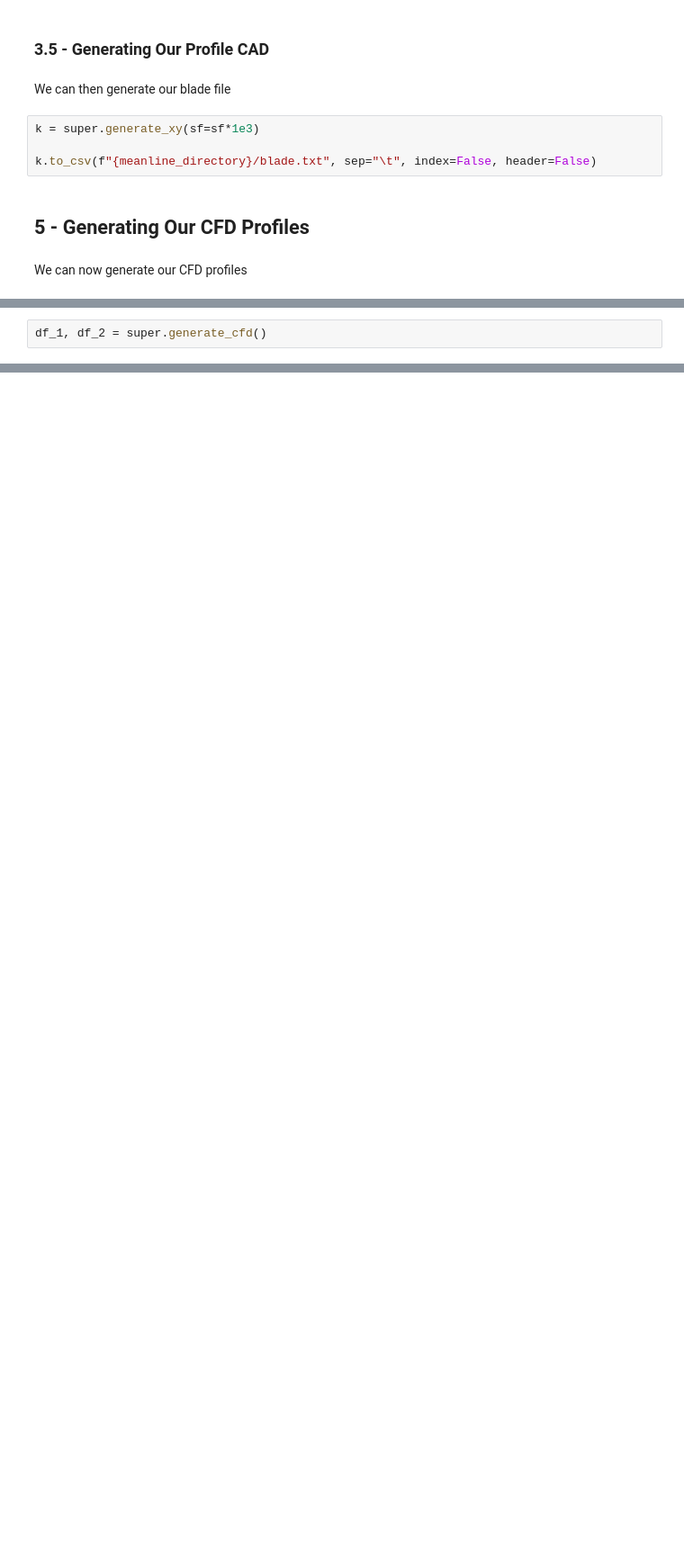
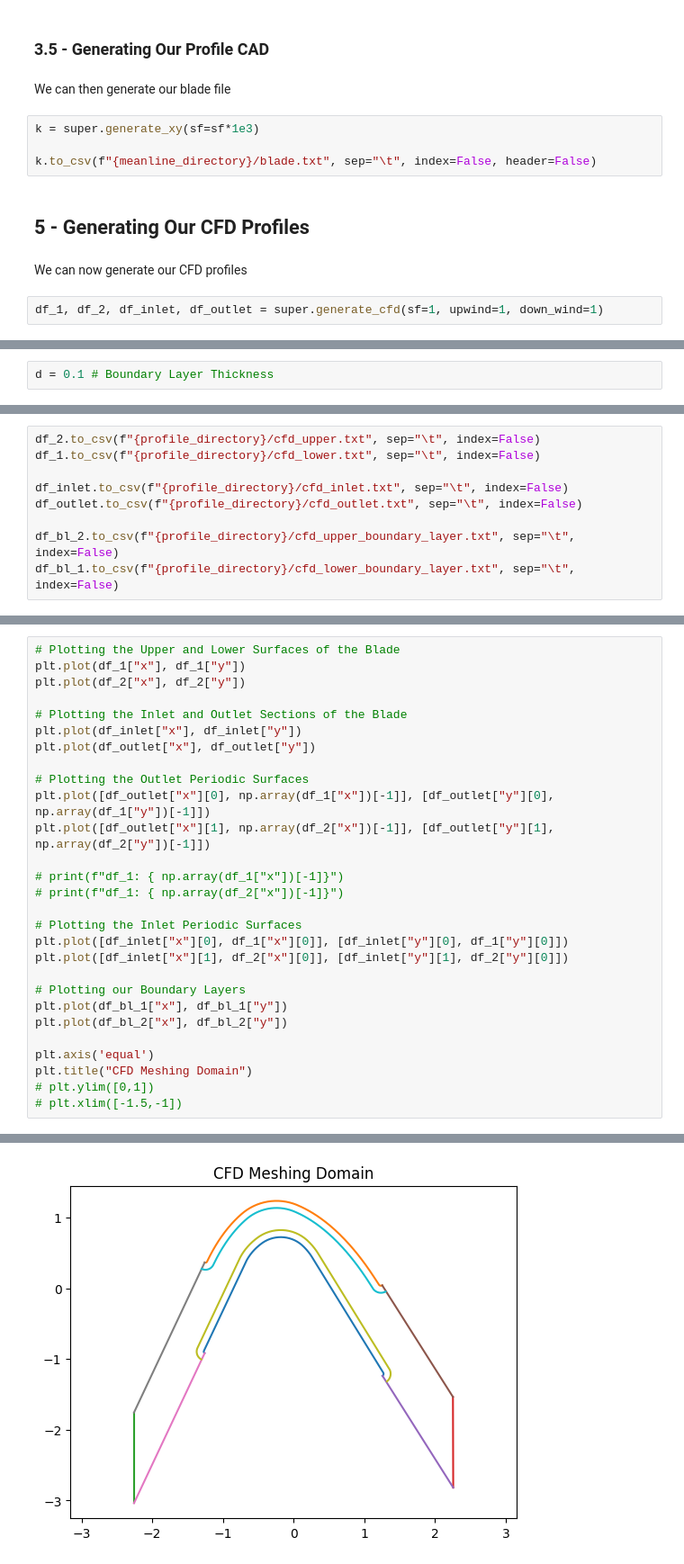
Before and after one commit to Open-Turbopumps/ManRayAndTheDirtyBubble, a Jupyter notebook: fluidics/turbine/turbine_profiling.ipynb, the cells around one changed output, grey strips where cells are left out. Shown at 90% size. Cells and saved outputs as stored; diff of their text form; blank space fills up the shorter version.

```diff
--- a/fluidics/turbine/turbine_profiling.ipynb
+++ b/fluidics/turbine/turbine_profiling.ipynb
@@ -163,3 +168,5 @@ k.to_csv(f"{meanline_directory}/blade.txt", sep="\t", index=False, header=False)
 ## 5 - Generating Our CFD Profiles
 # %% [markdown]
 We can now generate our CFD profiles
+# %%
+df_1, df_2, df_inlet, df_outlet = super.generate_cfd(sf=1, upwind=1, down_wind=1)
@@ -165,0 +178,2 @@ We can now generate our CFD profiles
+# %%
+d = 0.1 # Boundary Layer Thickness
@@ -166,2 +206,9 @@ We can now generate our CFD profiles
 # %%
-df_1, df_2 = super.generate_cfd()
+df_2.to_csv(f"{profile_directory}/cfd_upper.txt", sep="\t", index=False)
+df_1.to_csv(f"{profile_directory}/cfd_lower.txt", sep="\t", index=False)
+
+df_inlet.to_csv(f"{profile_directory}/cfd_inlet.txt", sep="\t", index=False)
+df_outlet.to_csv(f"{profile_directory}/cfd_outlet.txt", sep="\t", index=False)
+
+df_bl_2.to_csv(f"{profile_directory}/cfd_upper_boundary_layer.txt", sep="\t", index=False)
+df_bl_1.to_csv(f"{profile_directory}/cfd_lower_boundary_layer.txt", sep="\t", index=False)
@@ -167,0 +221,29 @@ df_1, df_2 = super.generate_cfd()
+# %%
+# Plotting the Upper and Lower Surfaces of the Blade
+plt.plot(df_1["x"], df_1["y"])
+plt.plot(df_2["x"], df_2["y"])
+
+# Plotting the Inlet and Outlet Sections of the Blade
+plt.plot(df_inlet["x"], df_inlet["y"])
+plt.plot(df_outlet["x"], df_outlet["y"])
+
+# Plotting the Outlet Periodic Surfaces
+plt.plot([df_outlet["x"][0], np.array(df_1["x"])[-1]], [df_outlet["y"][0], np.array(df_1["y"])[-1]])
+plt.plot([df_outlet["x"][1], np.array(df_2["x"])[-1]], [df_outlet["y"][1], np.array(df_2["y"])[-1]])
+
+# print(f"df_1: { np.array(df_1["x"])[-1]}")
+# print(f"df_1: { np.array(df_2["x"])[-1]}")
+
+# Plotting the Inlet Periodic Surfaces
+plt.plot([df_inlet["x"][0], df_1["x"][0]], [df_inlet["y"][0], df_1["y"][0]])
+plt.plot([df_inlet["x"][1], df_2["x"][0]], [df_inlet["y"][1], df_2["y"][0]])
+
+# Plotting our Boundary Layers
+plt.plot(df_bl_1["x"], df_bl_1["y"])
+plt.plot(df_bl_2["x"], df_bl_2["y"])
+
+plt.axis('equal')
+plt.title("CFD Meshing Domain")
+# plt.ylim([0,1])
+# plt.xlim([-1.5,-1])
+# %% [output]
@@ -167,0 +251 @@ df_1, df_2 = super.generate_cfd()
+[figure, added]
```
Also changed, not shown: parts of 21 cells of this notebook, 19 other files.
